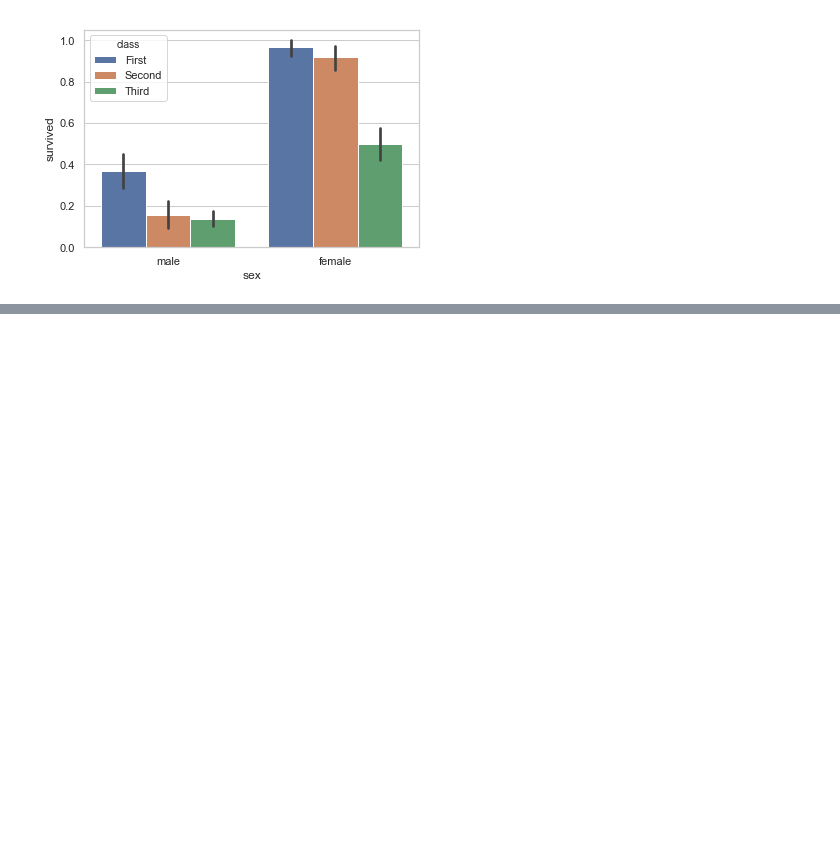
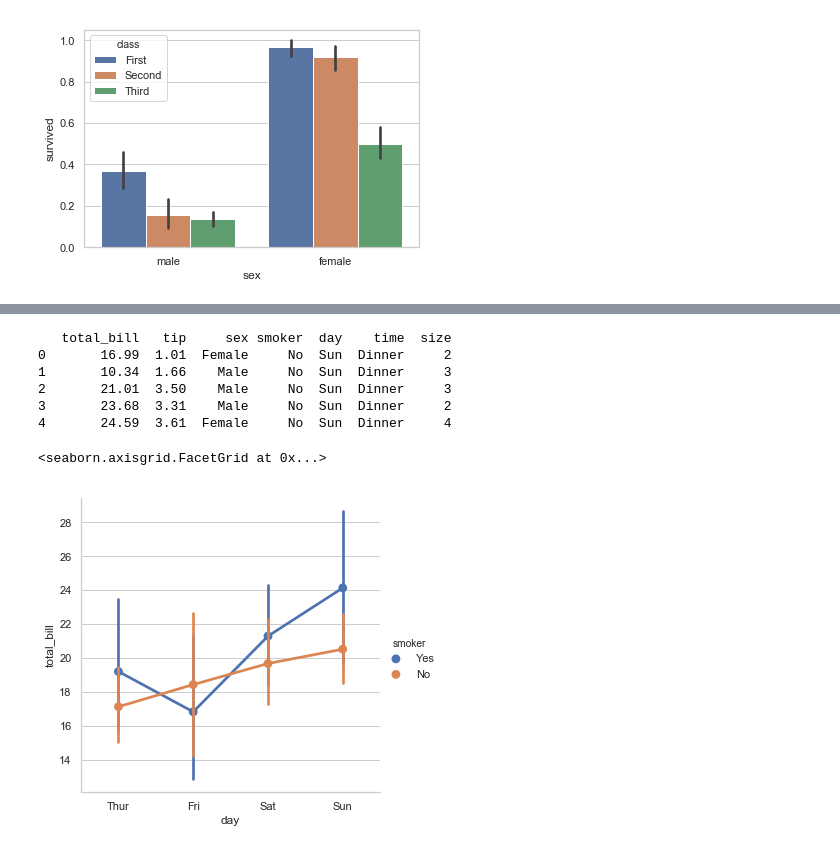
Before and after one commit to thomashuan88/python_ml, a Jupyter notebook: data_analytic1.ipynb, the cells around one changed output, grey strips where cells are left out. Drawn from its saved outputs; the diff is of its cells as text; code cells hidden in the pictures; blank space fills up the shorter version.

Commit message:
facetgrid

```diff
--- a/data_analytic1.ipynb
+++ b/data_analytic1.ipynb
@@ -193,0 +214,14 @@ sns.barplot(x="sex",y="survived",hue="class",data=titanic)
+# %%
+# factorplot rename to catplot -> kind = point
+# print(help(sns.catplot))
+print(tips.head())
+sns.catplot(x="day",y="total_bill",hue="smoker", data=tips,kind="point")
+# %% [output]
+   total_bill   tip     sex smoker  day    time  size
+0       16.99  1.01  Female     No  Sun  Dinner     2
+1       10.34  1.66    Male     No  Sun  Dinner     3
+2       21.01  3.50    Male     No  Sun  Dinner     3
+3       23.68  3.31    Male     No  Sun  Dinner     2
+4       24.59  3.61  Female     No  Sun  Dinner     4
+<seaborn.axisgrid.FacetGrid at 0x...>
+[figure, added]
```
Also changed, not shown: parts of 19 cells of this notebook.
